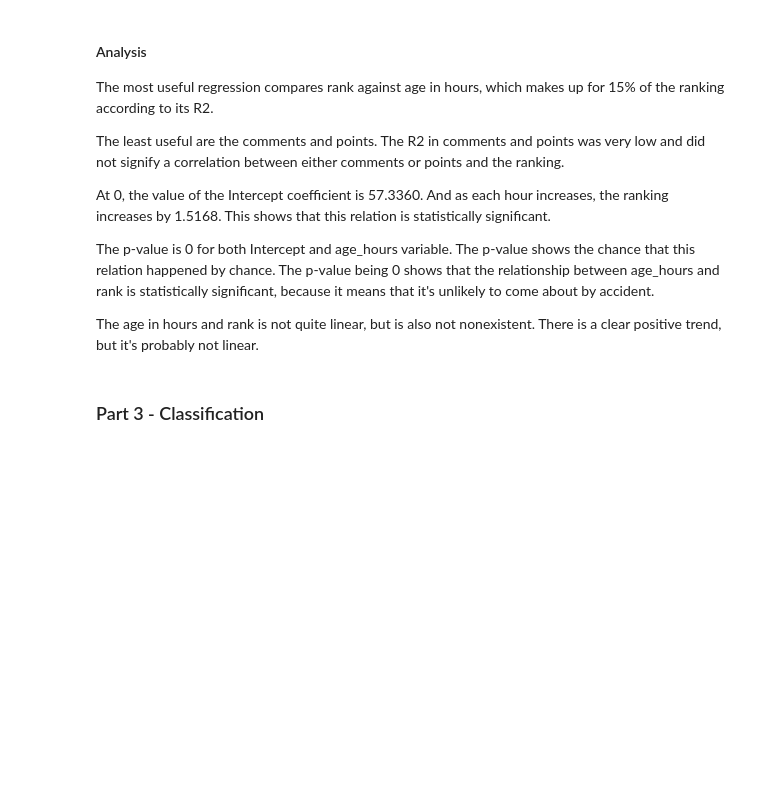
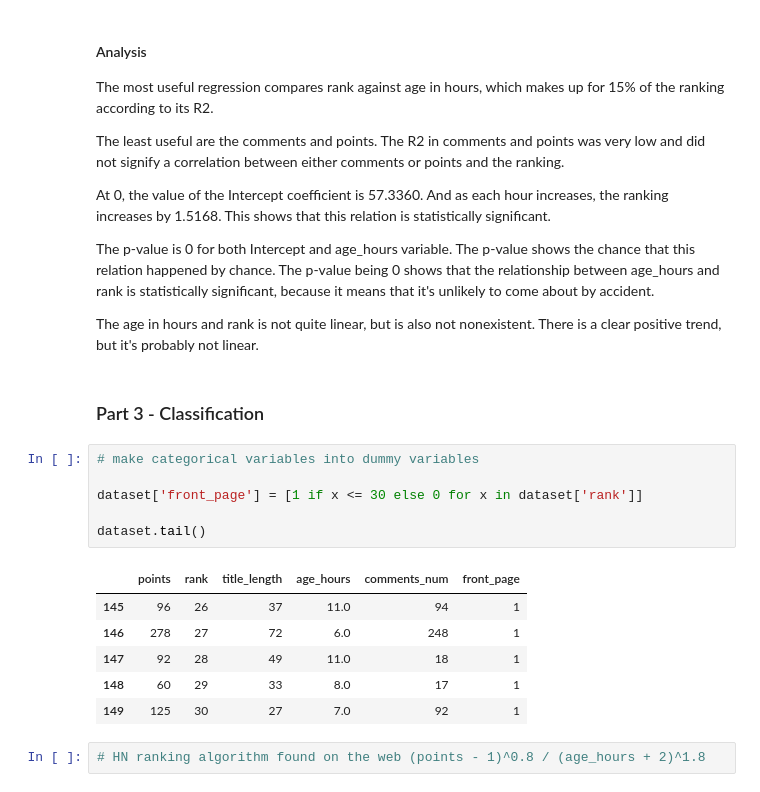
Before and after one commit to polinaLyubavina/Data-Analytics-and-Visualization, a Jupyter notebook: homework3/homework3.ipynb, the cells around one changed output. Saved outputs shown, nothing was run; the diff lists cells and outputs as text; blank space fills up the shorter version.

```diff
--- a/homework3/homework3.ipynb
+++ b/homework3/homework3.ipynb
@@ -244,3 +244,18 @@ The p-value is 0 for both Intercept and age_hours variable. The p-value shows th
 The age in hours and rank is not quite linear, but is also not nonexistent. There is a clear positive trend, but it's probably not linear.
 # %% [markdown]
 ### Part 3 - Classification
+# %%
+# make categorical variables into dummy variables
+
+dataset['front_page'] = [1 if x <= 30 else 0 for x in dataset['rank']]
+
+dataset.tail()
+# %% [output]
+|  | points | rank | title_length | age_hours | comments_num | front_page |
+| 145 | 96 | 26 | 37 | 11.0 | 94 | 1 |
+| 146 | 278 | 27 | 72 | 6.0 | 248 | 1 |
+| 147 | 92 | 28 | 49 | 11.0 | 18 | 1 |
+| 148 | 60 | 29 | 33 | 8.0 | 17 | 1 |
+| 149 | 125 | 30 | 27 | 7.0 | 92 | 1 |
+# %%
+# HN ranking algorithm found on the web (points - 1)^0.8 / (age_hours + 2)^1.8
```
